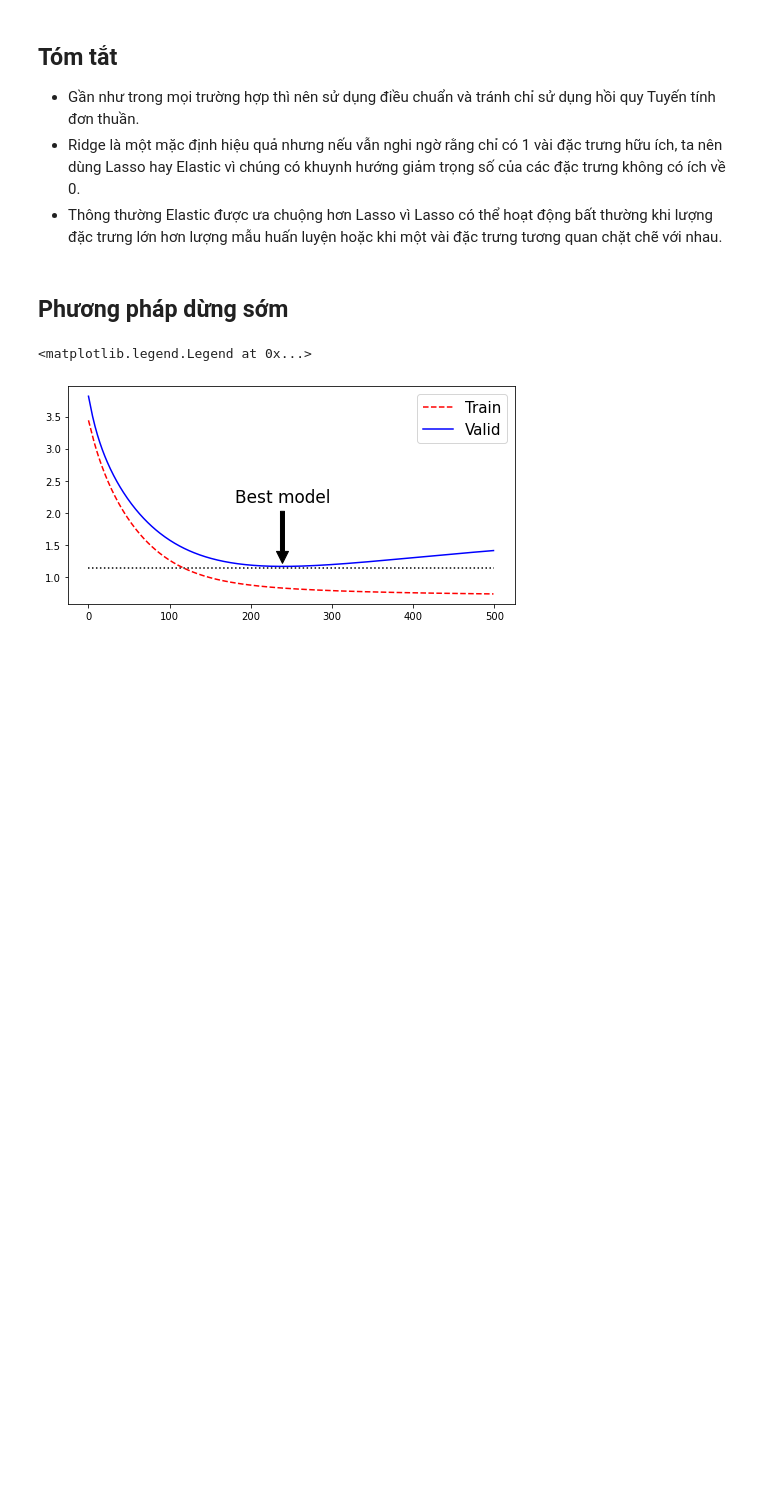
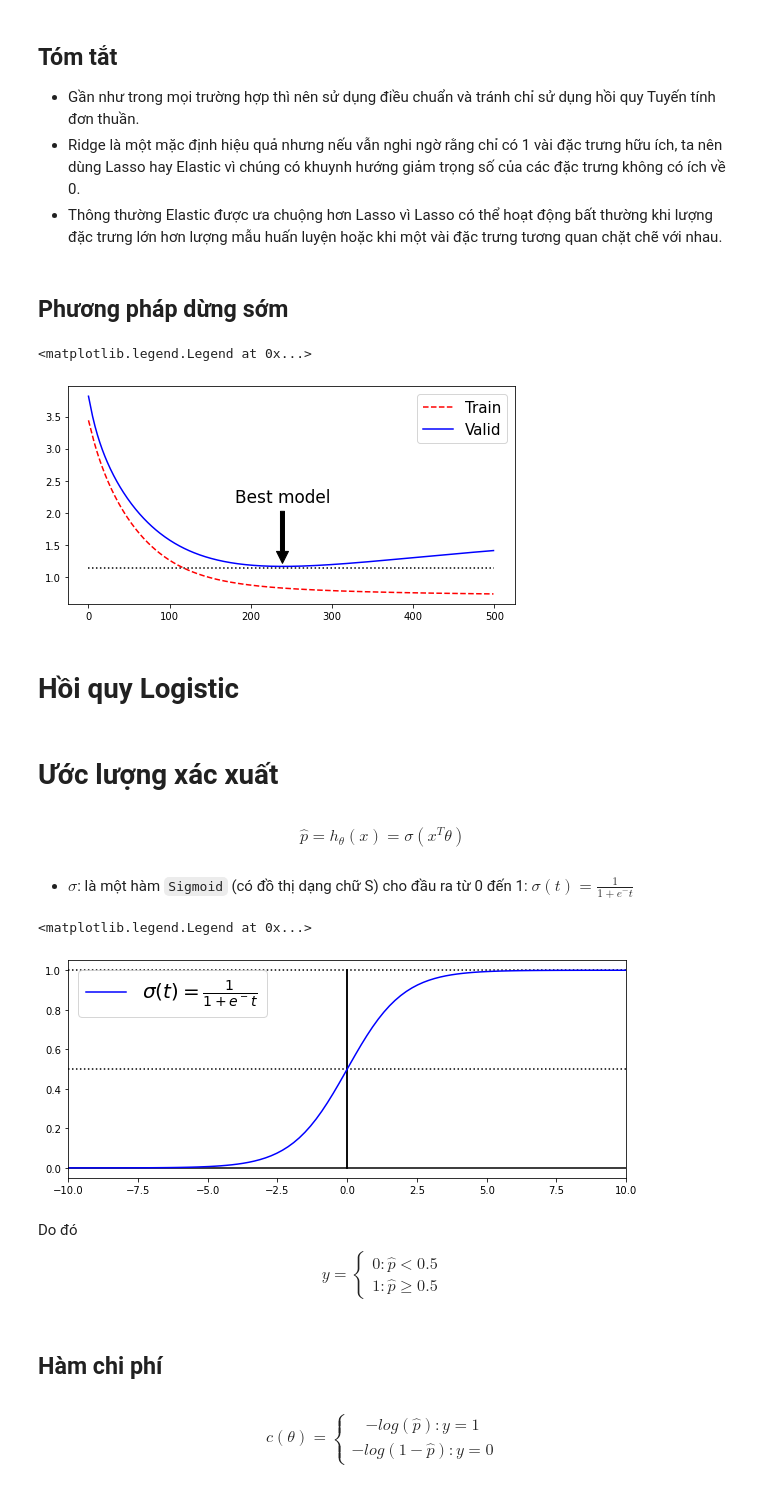
Before and after one commit to hoangquy18/Machine-Learning, a Jupyter notebook: Machine Learning/Training model/Regression.ipynb, the cells around one changed output. Cells and saved outputs as stored; diff of their text form; code cells hidden in the pictures; blank space fills up the shorter version.

```diff
--- a/Machine Learning/Training model/Regression.ipynb
+++ b/Machine Learning/Training model/Regression.ipynb
@@ -474,3 +474,36 @@ plt.legend(loc = 'upper right',fontsize = 15)
 # %% [output]
 <matplotlib.legend.Legend at 0x...>
 [figure]
+# %% [markdown]
+# Hồi quy Logistic
+# %% [markdown]
+# Ước lượng xác xuất
+# %% [markdown]
+$$\hat{p} = h_{\theta}(x) = \sigma(x^T\theta)$$
+# %% [markdown]
+* $\sigma$: là một hàm `Sigmoid` (có đồ thị dạng chữ S) cho đầu ra từ 0 đến 1: $\sigma(t) = \frac{1}{1+e^-t}$
+# %%
+def sigmoid(x):
+    return 1/(1+np.exp(-x))
+# %%
+x = np.linspace(-10,10,100)
+y = sigmoid(x)
+plt.figure(figsize = (10,4))
+plt.xlim((-10,10))
+plt.plot([-10,10],[0.5,0.5],'k:')
+plt.plot([-10,10],[1,1],'k:')
+plt.plot([0,0],[0,1],'k-')
+plt.plot([0,0],[0,1],'k-')
+plt.plot([-10,10],[0,0],'k-')
+plt.plot(x,y,'b-',label = "$ \sigma(t)= \\frac{1}{1+e^-t} $")
+plt.legend(loc = 'upper left',fontsize = 20)
+# %% [output]
+<matplotlib.legend.Legend at 0x...>
+[figure, added]
+# %% [markdown]
+Do đó
+$$y = \left\{\begin{array}{cc} 0: \hat{p} < 0.5 \\ 1: \hat{p} \geq 0.5 \end{array} \right.$$
+# %% [markdown]
+## Hàm chi phí
+# %% [markdown]
+$$ c(\theta) =\left\{ \begin{array}{cc} -log(\hat{p}): y=1 \\ -log(1-\hat{p}):y=0 \end{array}\right. $$
```
Also changed, not shown: parts of 40 cells of this notebook.
